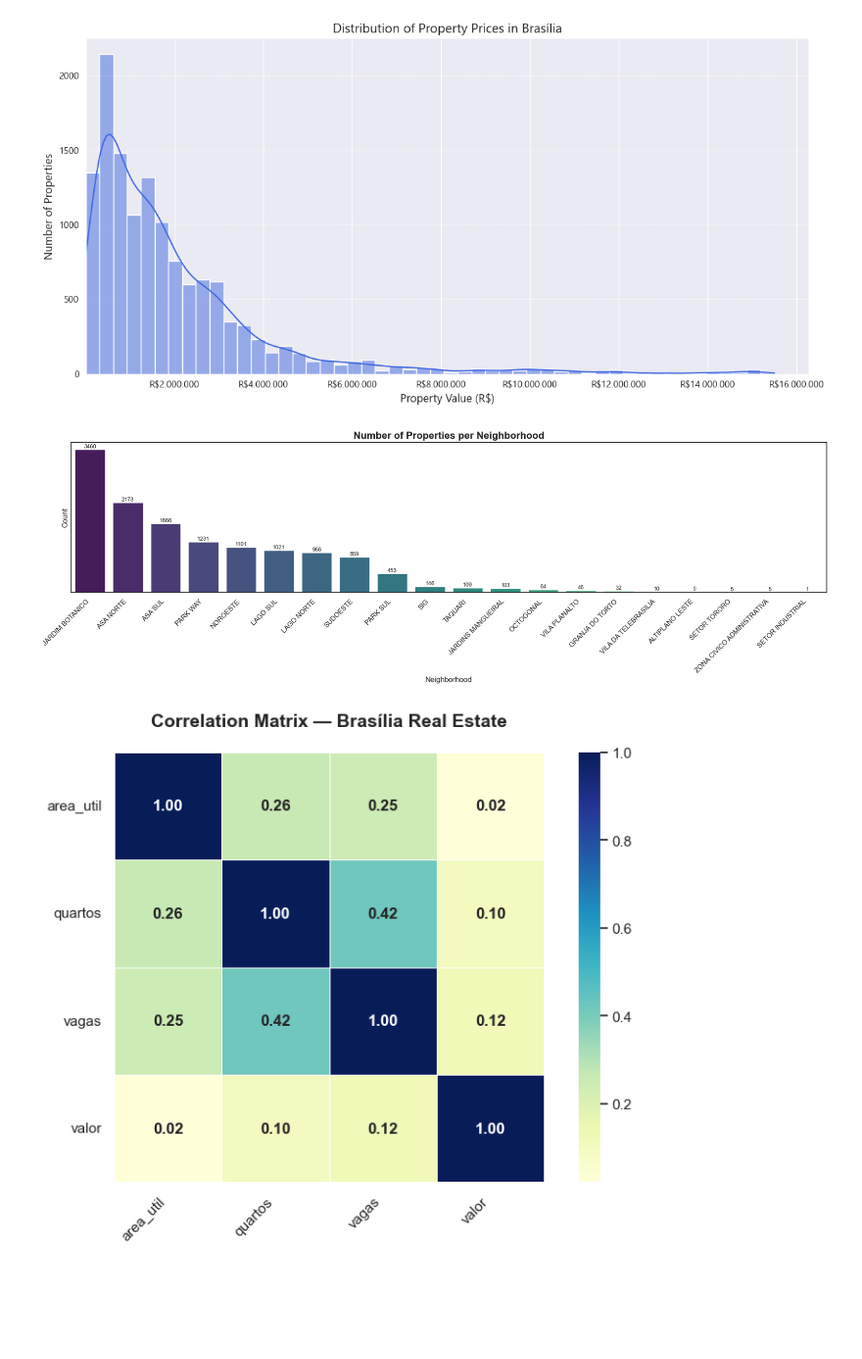
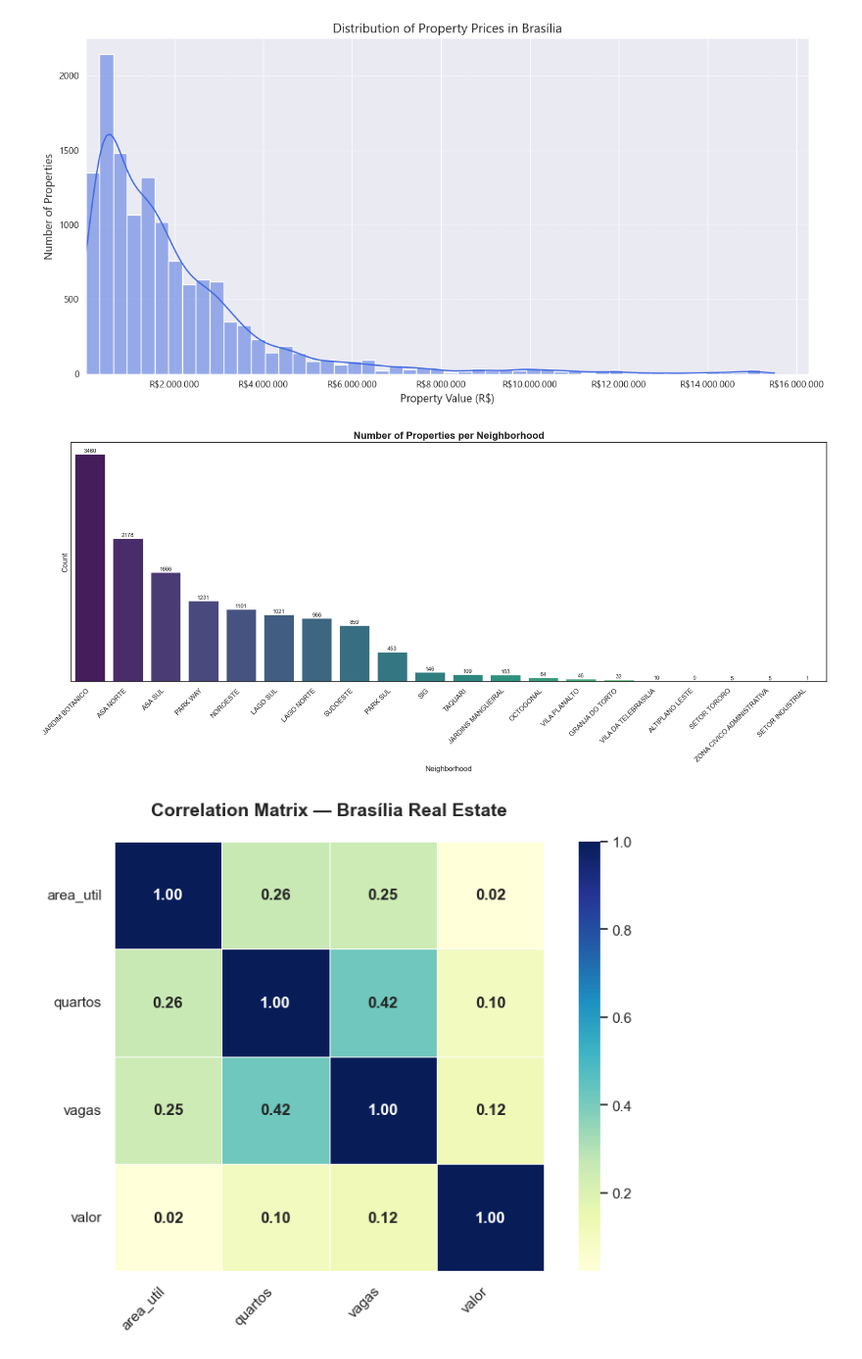
Before and after one commit to willianpina/Geospatial_Analysis_of_Housing_data, a Jupyter notebook: Geospatial_Analysis_of_Housing_Data.ipynb, the cells around one changed output. Shown at 98% size. Drawn from its saved outputs; the diff is of its cells as text; code cells hidden in the pictures; blank space fills up the shorter version.

```diff
--- a/Geospatial_Analysis_of_Housing_Data.ipynb
+++ b/Geospatial_Analysis_of_Housing_Data.ipynb
@@ -377,41 +377,41 @@ bairro_counts = bairro_counts.sort_values(by="count", ascending=False)
 # ------------------------------------------------------
 # 3️⃣ Create the bar plot
 # ------------------------------------------------------
-plt.figure(figsize=(18, 6))
+plt.figure(figsize=(18, 8))
 
 ax = sns.barplot(
     data=bairro_counts,
     x="bairro",
     y="count",
     palette="viridis",
     hue="bairro",
     dodge=False  # Prevent duplicated bars by removing hue separation
 )
 
 # ------------------------------------------------------
 # 4️⃣ Add value labels above each bar
 # ------------------------------------------------------
 for i, v in enumerate(bairro_counts["count"]):
     ax.text(i, v + 0.5, str(v), ha="center", va="bottom", fontsize=9)
 
 # ------------------------------------------------------
 # 5️⃣ Formatting and style
 # ------------------------------------------------------
 plt.xticks(rotation=45, ha="right")
 plt.title("Number of Properties per Neighborhood", fontsize=16, fontweight="bold")
 plt.xlabel("Neighborhood")
 plt.ylabel("Count")
 plt.yticks([])
 plt.legend([], [], frameon=False)   # Remove legend (neighborhood names already on x-axis)
 plt.tight_layout()
 
 # ------------------------------------------------------
 # 6️⃣ Save figure
 # ------------------------------------------------------
 plt.savefig(f"{OUTPUT_DIR_STATS}/neighborhood_count.png", dpi=300)
 plt.show()
 # %% [output]
-[figure, old version]
+[figure, new version]
 # %%
 import seaborn as sns
 import matplotlib.pyplot as plt
```
